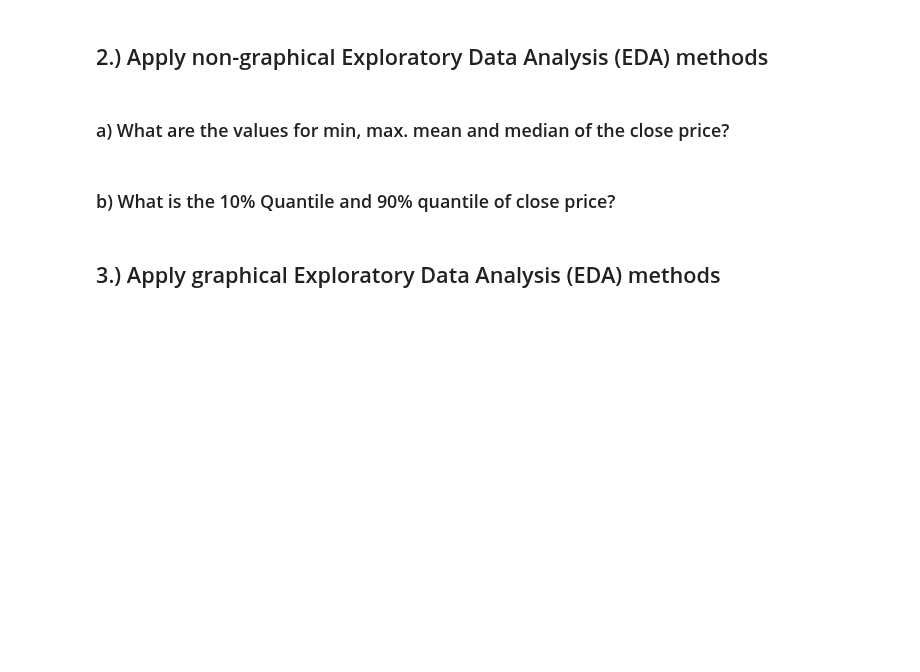
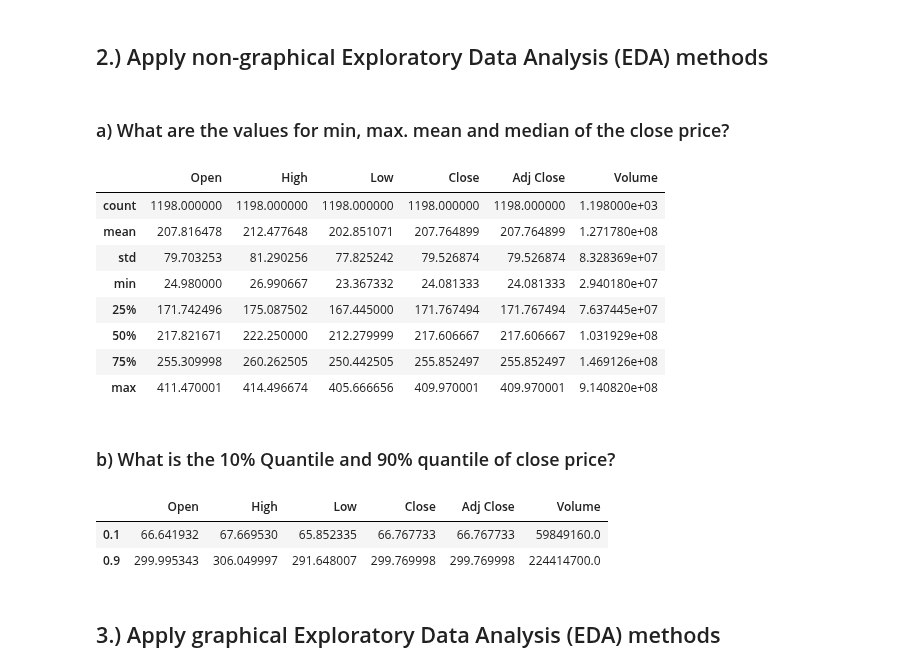
Before and after one commit to mario-gellrich-zhaw/data_analytics, a Jupyter notebook: WTYK/LC_04/yahoo_finance_example.ipynb, the cells around one changed output. Saved outputs shown, nothing was run; the diff lists cells and outputs as text; code cells hidden in the pictures; blank space fills up the shorter version.

```diff
--- a/WTYK/LC_04/yahoo_finance_example.ipynb
+++ b/WTYK/LC_04/yahoo_finance_example.ipynb
@@ -34,10 +53,26 @@ u:\Lektionen\GitHub_Repositories\data_analytics\WTYK\LC_04
 ### a) What are the values for min, max. mean and median of the close price?
 # %%
 # Describe the dataframe
+df.describe()
+# %% [output]
+|  | Open | High | Low | Close | Adj Close | Volume |
+| count | 1198.000000 | 1198.000000 | 1198.000000 | 1198.000000 | 1198.000000 | 1.198000e+03 |
+| mean | 207.816478 | 212.477648 | 202.851071 | 207.764899 | 207.764899 | 1.271780e+08 |
+| std | 79.703253 | 81.290256 | 77.825242 | 79.526874 | 79.526874 | 8.328369e+07 |
+| min | 24.980000 | 26.990667 | 23.367332 | 24.081333 | 24.081333 | 2.940180e+07 |
+| 25% | 171.742496 | 175.087502 | 167.445000 | 171.767494 | 171.767494 | 7.637445e+07 |
+| 50% | 217.821671 | 222.250000 | 212.279999 | 217.606667 | 217.606667 | 1.031929e+08 |
+| 75% | 255.309998 | 260.262505 | 250.442505 | 255.852497 | 255.852497 | 1.469126e+08 |
+| max | 411.470001 | 414.496674 | 405.666656 | 409.970001 | 409.970001 | 9.140820e+08 |
 # %% [markdown]
 ### b) What is the 10% Quantile and 90% quantile of close price?
 # %%
 # Calculate quantiles for the dataframe (10% and 90%)
+df.quantile([0.1, 0.9])
+# %% [output]
+|  | Open | High | Low | Close | Adj Close | Volume |
+| 0.1 | 66.641932 | 67.669530 | 65.852335 | 66.767733 | 66.767733 | 59849160.0 |
+| 0.9 | 299.995343 | 306.049997 | 291.648007 | 299.769998 | 299.769998 | 224414700.0 |
 # %% [markdown]
 ## 3.) Apply graphical Exploratory Data Analysis (EDA) methods
 # %% [markdown]
```
Also changed, not shown: parts of 6 cells of this notebook, 3 other files.
